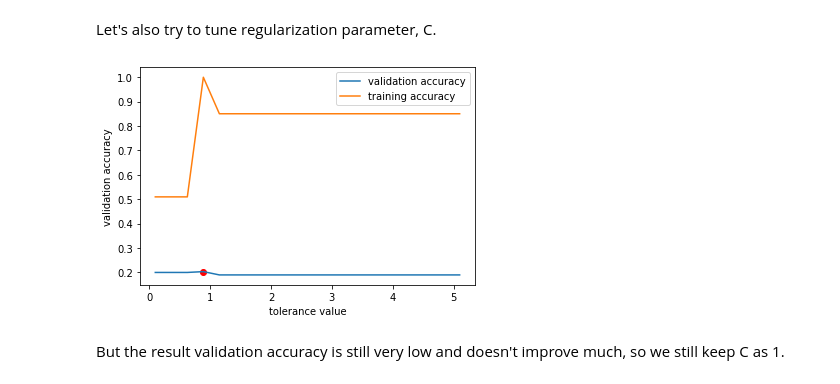
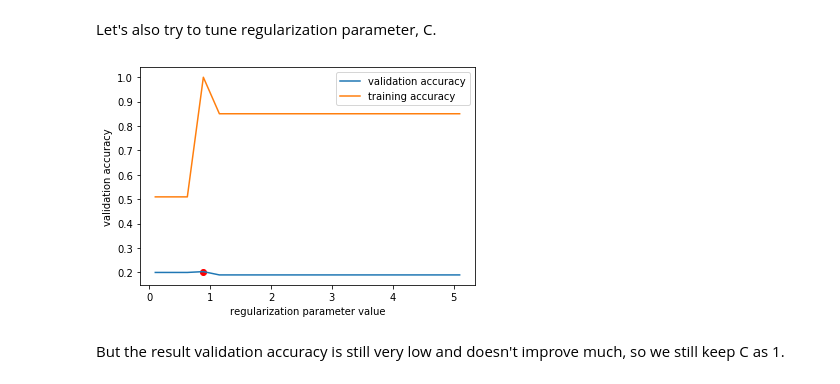
Before and after one commit to WesleyDeng1016/imageclassification, a Jupyter notebook: final_project/GradProject_NB3.ipynb, the cells around one changed output. Saved outputs shown, nothing was run; the diff lists cells and outputs as text; code cells hidden in the pictures.

```diff
--- a/final_project/GradProject_NB3.ipynb
+++ b/final_project/GradProject_NB3.ipynb
@@ -432,12 +432,12 @@ for c in cs:
 # %%
 plt.plot(cs, val_svm, label='validation accuracy')
 plt.plot(cs, train_svm, label='training accuracy')
 plt.scatter(cs[np.argmax(val_svm)], max(val_svm), color='r')
-plt.xlabel('tolerance value')
+plt.xlabel('regularization parameter value')
 plt.ylabel('validation accuracy')
 plt.legend();
 # %% [output]
-[figure, old version]
+[figure, new version]
 # %% [markdown]
 But the result validation accuracy is still very low and doesn't improve much, so we still keep C as 1.
 # %%
```
Also changed, not shown: parts of 2 cells of this notebook.
